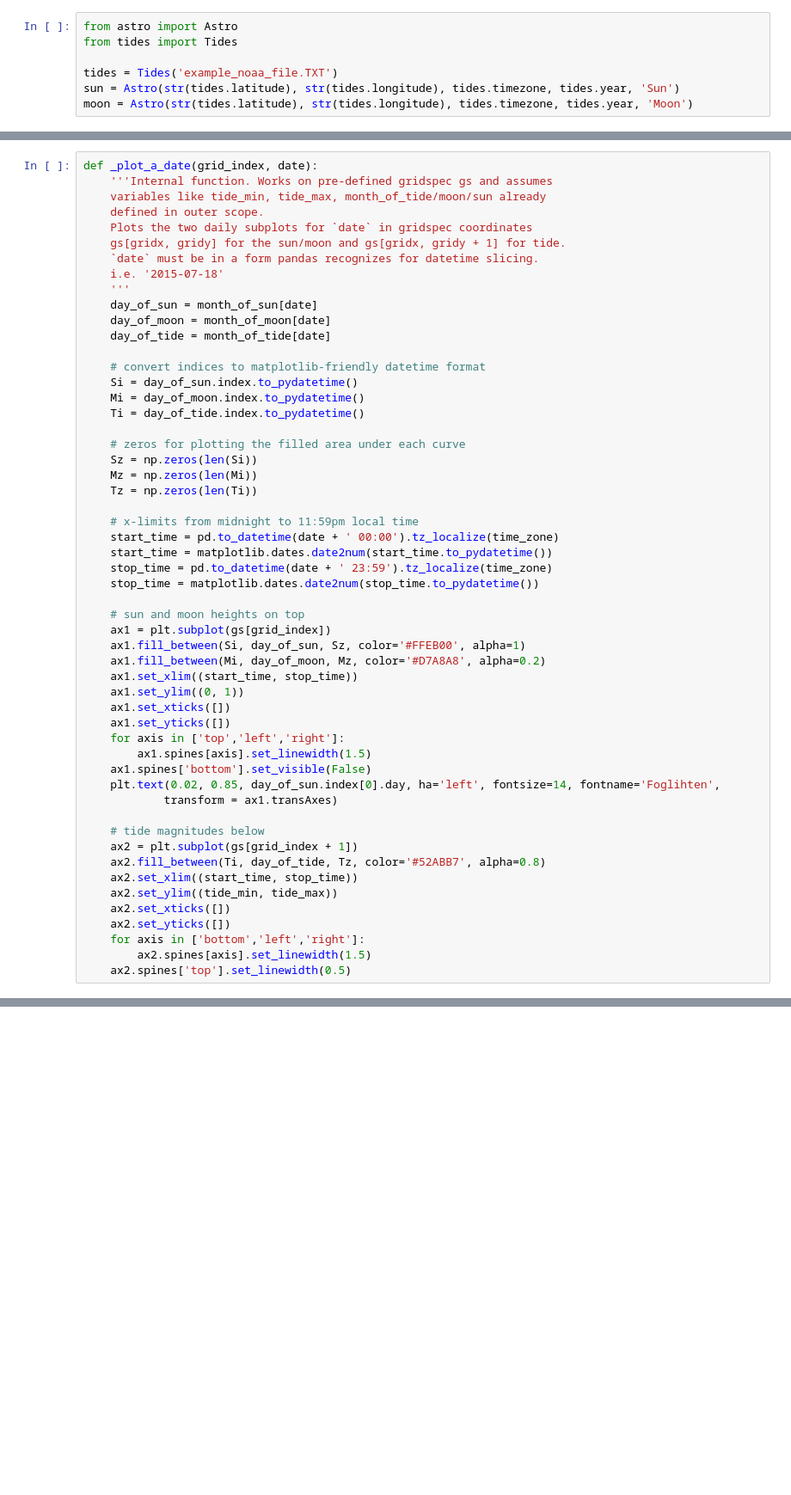
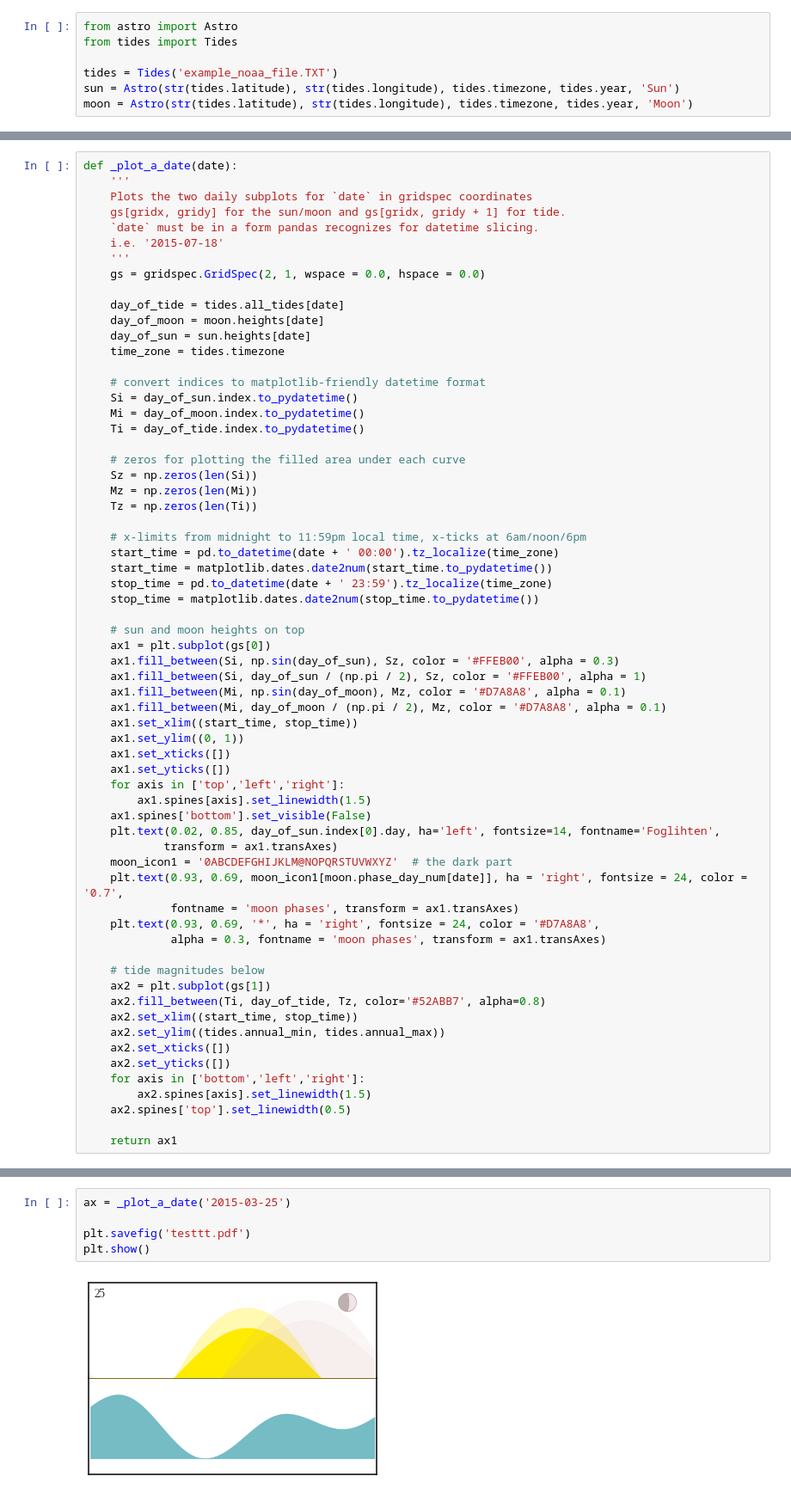
Before and after one commit to shendrix07/sunmoontide, a Jupyter notebook: plot dev.ipynb, the cells around one changed output, grey strips where cells are left out. Shown at 86% size. Saved outputs shown, nothing was run; the diff lists cells and outputs as text; blank space fills up the shorter version.

```diff
--- a/plot dev.ipynb
+++ b/plot dev.ipynb
@@ -47,16 +32,17 @@ year_title = month_of_tide.index[0].to_pydatetime().strftime('%Y')
 # %%
-def _plot_a_date(grid_index, date):
-    '''Internal function. Works on pre-defined gridspec gs and assumes
-    variables like tide_min, tide_max, month_of_tide/moon/sun already
-    defined in outer scope.
+def _plot_a_date(date):
+    '''
     Plots the two daily subplots for `date` in gridspec coordinates
     gs[gridx, gridy] for the sun/moon and gs[gridx, gridy + 1] for tide.
     `date` must be in a form pandas recognizes for datetime slicing.
     i.e. '2015-07-18'
     '''
-    day_of_sun = month_of_sun[date]
-    day_of_moon = month_of_moon[date]
-    day_of_tide = month_of_tide[date]
+    gs = gridspec.GridSpec(2, 1, wspace = 0.0, hspace = 0.0)
+
+    day_of_tide = tides.all_tides[date]
+    day_of_moon = moon.heights[date]
+    day_of_sun = sun.heights[date]
+    time_zone = tides.timezone
 
     # convert indices to matplotlib-friendly datetime format
     Si = day_of_sun.index.to_pydatetime()
@@ -68,16 +54,18 @@ def _plot_a_date(grid_index, date):
     Mz = np.zeros(len(Mi))
     Tz = np.zeros(len(Ti))
 
-    # x-limits from midnight to 11:59pm local time
+    # x-limits from midnight to 11:59pm local time, x-ticks at 6am/noon/6pm
     start_time = pd.to_datetime(date + ' 00:00').tz_localize(time_zone)
     start_time = matplotlib.dates.date2num(start_time.to_pydatetime())
     stop_time = pd.to_datetime(date + ' 23:59').tz_localize(time_zone)
     stop_time = matplotlib.dates.date2num(stop_time.to_pydatetime())
 
     # sun and moon heights on top
-    ax1 = plt.subplot(gs[grid_index])
-    ax1.fill_between(Si, day_of_sun, Sz, color='#FFEB00', alpha=1)
-    ax1.fill_between(Mi, day_of_moon, Mz, color='#D7A8A8', alpha=0.2)
+    ax1 = plt.subplot(gs[0])
+    ax1.fill_between(Si, np.sin(day_of_sun), Sz, color = '#FFEB00', alpha = 0.3)
+    ax1.fill_between(Si, day_of_sun / (np.pi / 2), Sz, color = '#FFEB00', alpha = 1)
+    ax1.fill_between(Mi, np.sin(day_of_moon), Mz, color = '#D7A8A8', alpha = 0.1)
+    ax1.fill_between(Mi, day_of_moon / (np.pi / 2), Mz, color = '#D7A8A8', alpha = 0.1)
     ax1.set_xlim((start_time, stop_time))
     ax1.set_ylim((0, 1))
     ax1.set_xticks([])
@@ -87,14 +75,21 @@ def _plot_a_date(grid_index, date):
     ax1.spines['bottom'].set_visible(False)
     plt.text(0.02, 0.85, day_of_sun.index[0].day, ha='left', fontsize=14, fontname='Foglihten',
             transform = ax1.transAxes)
+    moon_icon1 = '0ABCDEFGHIJKLM@NOPQRSTUVWXYZ'  # the dark part
+    plt.text(0.93, 0.69, moon_icon1[moon.phase_day_num[date]], ha = 'right', fontsize = 24, color = '0.7',
+             fontname = 'moon phases', transform = ax1.transAxes)
+    plt.text(0.93, 0.69, '*', ha = 'right', fontsize = 24, color = '#D7A8A8',
+             alpha = 0.3, fontname = 'moon phases', transform = ax1.transAxes)
 
     # tide magnitudes below
-    ax2 = plt.subplot(gs[grid_index + 1])
+    ax2 = plt.subplot(gs[1])
     ax2.fill_between(Ti, day_of_tide, Tz, color='#52ABB7', alpha=0.8)
     ax2.set_xlim((start_time, stop_time))
-    ax2.set_ylim((tide_min, tide_max))
+    ax2.set_ylim((tides.annual_min, tides.annual_max))
     ax2.set_xticks([])
     ax2.set_yticks([])
     for axis in ['bottom','left','right']:
         ax2.spines[axis].set_linewidth(1.5)
     ax2.spines['top'].set_linewidth(0.5)
+
+    return ax1
@@ -140,0 +96,7 @@ pd.to_datetime(year_month + '-01').dayofweek
+# %%
+ax = _plot_a_date('2015-03-25')
+
+plt.savefig('testtt.pdf')
+plt.show()
+# %% [output]
+[figure, added]
```
Also changed, not shown: parts of 13 cells of this notebook, 14 other files.
